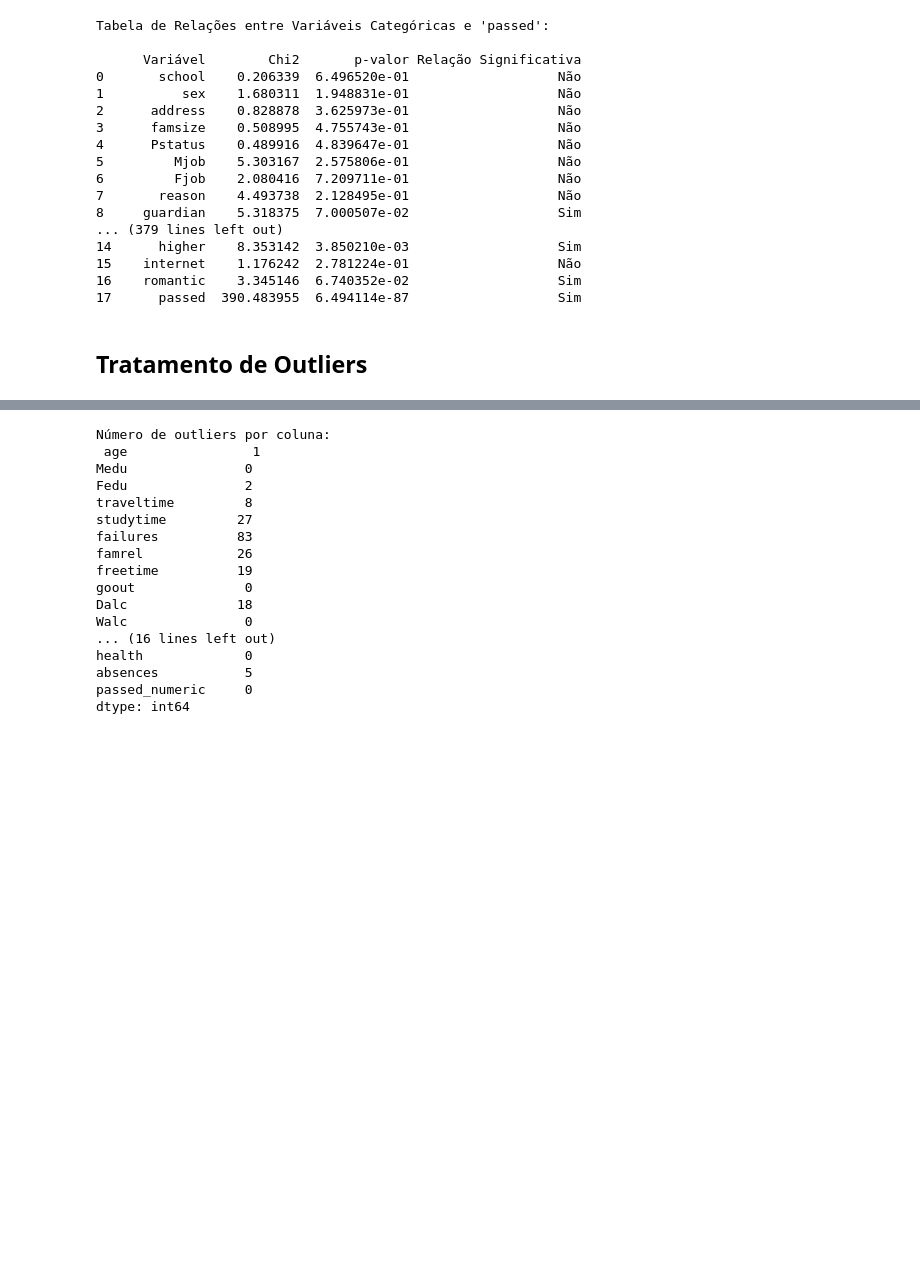
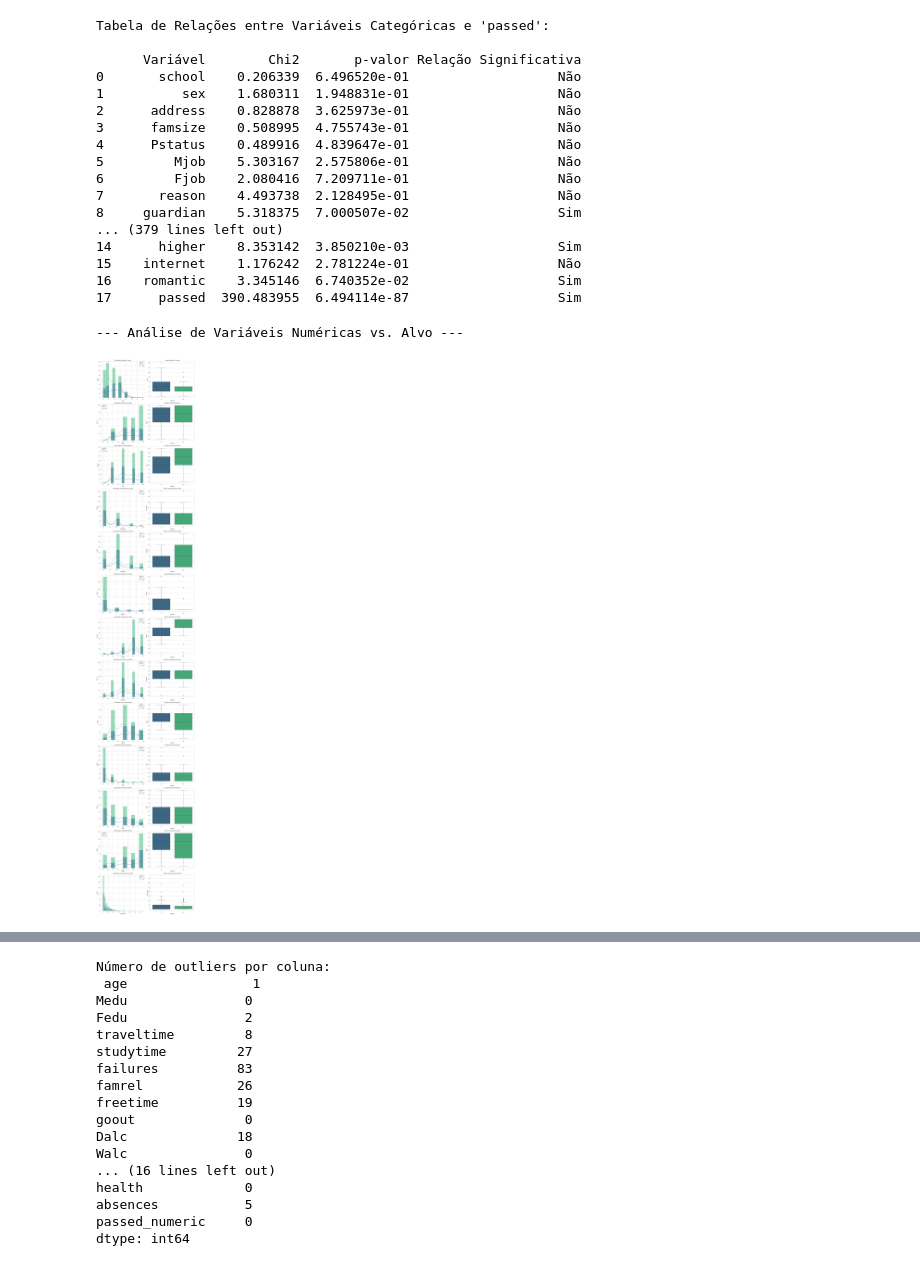
Before and after one commit to bsoeiro5/TP2, a Jupyter notebook: codigo/main.ipynb, the cells around one changed output, grey strips where cells are left out. Cells and saved outputs as stored; diff of their text form; code cells hidden in the pictures; blank space fills up the shorter version.

```diff
--- a/codigo/main.ipynb
+++ b/codigo/main.ipynb
@@ -203,5 +247,37 @@ Tabela de Relações entre Variáveis Categóricas e 'passed':
 15    internet    1.176242  2.781224e-01                   Não
 16    romantic    3.345146  6.740352e-02                   Sim
 17      passed  390.483955  6.494114e-87                   Sim
-# %% [markdown]
-## Tratamento de Outliers
+# %%
+print('--- Análise de Variáveis Numéricas vs. Alvo ---')
+numeric_features = df.select_dtypes(include=np.number).columns.tolist()
+
+# Remover a versão numérica do alvo se existir
+if 'passed_numeric' in numeric_features:
+    numeric_features.remove('passed_numeric')
+
+# Visualizar a distribuição das variáveis numéricas (Histogramas e Boxplots por classe alvo)
+if numeric_features:
+    num_plots = len(numeric_features)
+    num_cols = 2
+    num_rows = num_plots # Um par de plots (hist+box) por linha
+
+    plt.figure(figsize=(14, 6 * num_rows))
+    for i, col in enumerate(numeric_features):
+        # Histograma
+        plt.subplot(num_rows, num_cols, 2*i + 1)
+        sns.histplot(data=df, x=col, hue='passed', kde=True, palette='viridis')
+        plt.title(f'Distribuição de {col} por Passed')
+
+        # Boxplot
+        plt.subplot(num_rows, num_cols, 2*i + 2)
+        sns.boxplot(data=df, y=col, x='passed', palette='viridis')
+        plt.title(f'Boxplot de {col} por Passed')
+        plt.xlabel('Passed')
+
+    plt.tight_layout()
+    plt.show()
+else:
+    print('Nenhuma variável numérica para visualizar.')
+# %% [output]
+--- Análise de Variáveis Numéricas vs. Alvo ---
+[figure, added]
```
Also changed, not shown: parts of 14 cells of this notebook.
